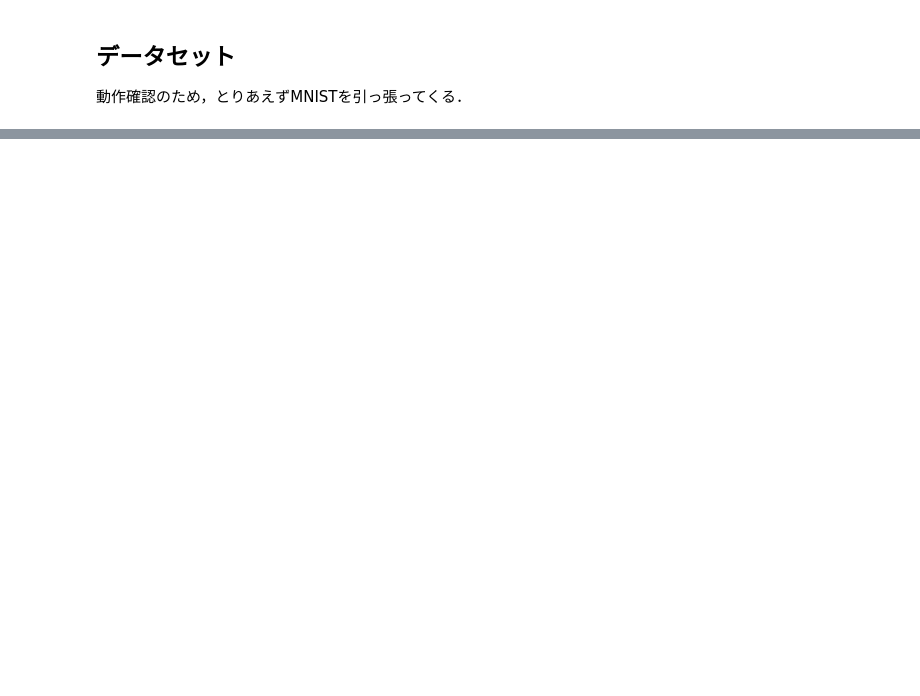
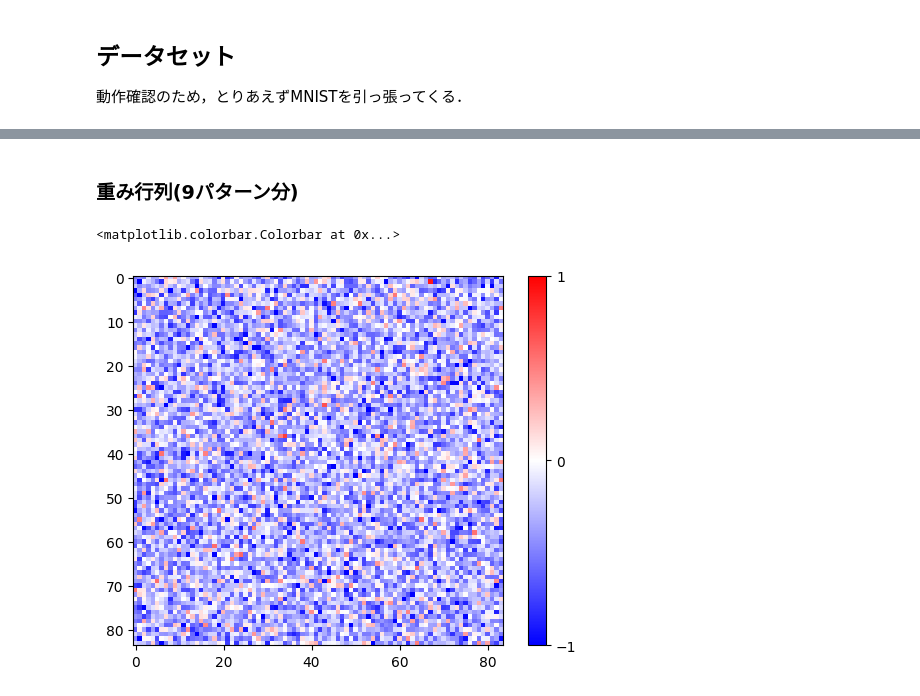
Before and after one commit to Mtrikkyo/DenseAssociativeMemory, a Jupyter notebook: main.ipynb, the cells around one changed output, grey strips where cells are left out. Cells and saved outputs as stored; diff of their text form; code cells hidden in the pictures; blank space fills up the shorter version.

```diff
--- a/main.ipynb
+++ b/main.ipynb
@@ -166,0 +209,15 @@ b=
+# %% [markdown]
+### 重み行列(9パターン分)
+# %%
+fig, axes = plt.subplots()
+
+plt.imshow(
+    weight2[:9, :-10].reshape(84, 84),
+    vmin=-np.max(np.abs(weight2[:100, :-10])),
+    vmax=np.max(np.abs(weight2[:100, :-10])),
+    cmap="bwr"
+)
+plt.colorbar(ticks=[-np.max(np.abs(weight2[:100, :-10])), 0, np.max(np.abs(weight2[:100, :-10]))])
+# %% [output]
+<matplotlib.colorbar.Colorbar at 0x...>
+[figure, added]
```
Also changed, not shown: parts of 33 cells of this notebook, 1 other file.
